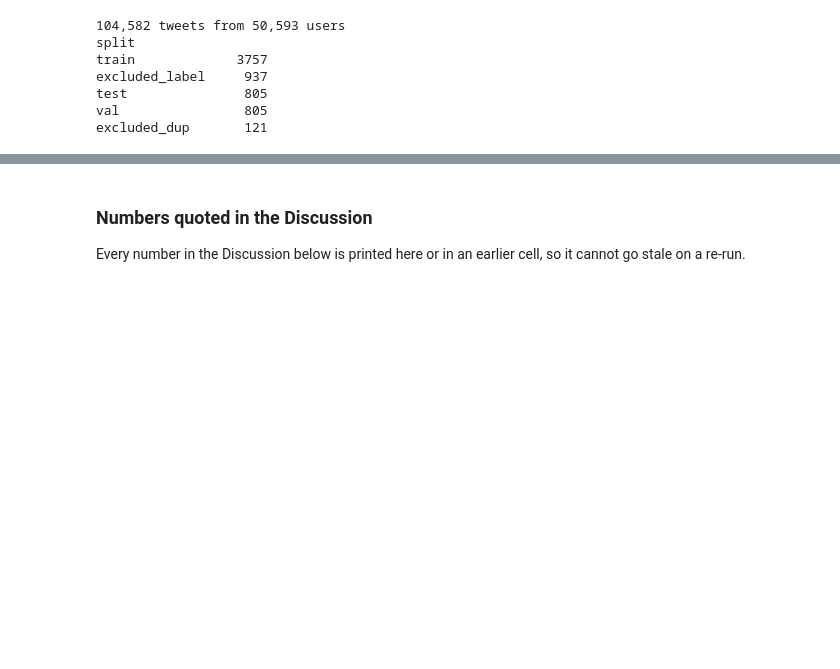
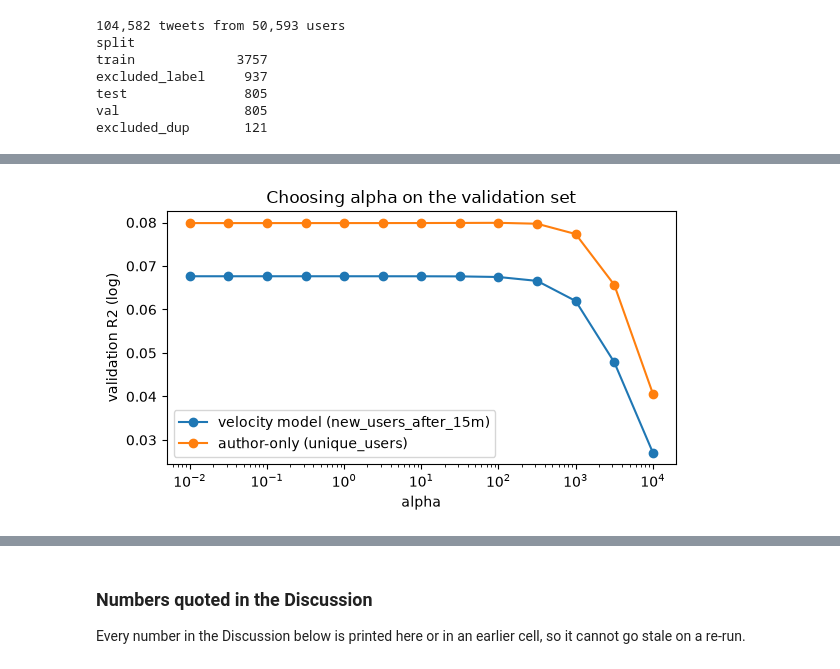
Before and after one commit to PhamAn0910/COS30049-political-misinfo, a Jupyter notebook: backend/notebooks/07_spread_prediction.ipynb, the cells around one changed output, grey strips where cells are left out. Cells and saved outputs as stored; diff of their text form; code cells hidden in the pictures; blank space fills up the shorter version.

```diff
--- a/backend/notebooks/07_spread_prediction.ipynb
+++ b/backend/notebooks/07_spread_prediction.ipynb
@@ -324,19 +84,0 @@ The text models score much lower on events they never saw, because they partly l
-# %%
-big_events = pool["event"].value_counts()
-big_events = big_events[big_events >= 400].index.tolist()
-
-rows = []
-for ev in big_events:
-    rest, held = pool[pool["event"] != ev], pool[pool["event"] == ev]
-    fit_rows, val_rows = rest[rest["split"] == "train"], rest[rest["split"] == "val"]
-    m_main, _, _ = tune(MAIN, fit_rows, val_rows)
-    m_auth, _, _ = tune(AUTHOR, fit_rows, val_rows)
-    dummy = DummyRegressor(strategy="mean").fit(fit_rows[AUTHOR], target(fit_rows))
-    r, a, d = evaluate(m_main, held, MAIN), evaluate(m_auth, held, AUTHOR), evaluate(dummy, held, AUTHOR)
-    rows.append({"held-out event": ev.replace("-all-rnr-threads", ""), "cascades": len(held),
-                 "main R2": r["r2_log"], "author-only R2": a["r2_log"], "baseline R2": d["r2_log"],
-                 "main MAE": r["mae_users"], "baseline MAE": d["mae_users"], "main Spearman": r["spearman"]})
-loeo = pd.DataFrame(rows).round(3)
-print("mean R2 over unseen events: main", round(loeo["main R2"].mean(), 3),
-      "| author-only", round(loeo["author-only R2"].mean(), 3), "| baseline", round(loeo["baseline R2"].mean(), 3))
-loeo
@@ -519,0 +211,64 @@ print(pd.DataFrame({
+# %%
+AUTHOR = ["author_followers", "author_verified"]
+VELOCITY = AUTHOR + [f"replies_{WINDOW}m"]
+NEW = f"new_users_after_{WINDOW}m"
+OBS = f"observed_users_{WINDOW}m"
+TOTAL = "unique_users"
+
+train = df[df["split"] == "train"].copy()
+val = df[df["split"] == "val"].copy()
+test = df[df["split"] == "test"].copy()
+extra = df[df["split"] == "excluded_label"].copy()     # only for Experiment B
+for name, d in [("train", train), ("val", val), ("test", test), ("excluded_label", extra)]:
+    print(f"{name:15s} {len(d):5d} cascades | median unique users {d[TOTAL].median():.0f} | "
+          f"median new users after {WINDOW} min {d[NEW].median():.0f}")
+
+
+def make_pipeline(features, alpha):
+    counts = [f for f in features if f != "author_verified"]
+    steps = [("counts", Pipeline([("log", FunctionTransformer(np.log1p)), ("scale", StandardScaler())]), counts)]
+    if "author_verified" in features:
+        steps.append(("verified", "passthrough", ["author_verified"]))
+    return Pipeline([("prep", ColumnTransformer(steps)), ("ridge", Ridge(alpha=alpha))])
+
+
+def rank_corr(a, b):
+    return float("nan") if np.ptp(b) < 1e-9 else float(spearmanr(a, b)[0])
+
+
+def evaluate(model, d, features, target):
+    y_log, p_log = np.log1p(d[target].to_numpy()), model.predict(d[features])
+    p = np.expm1(p_log)
+    return {
+        "r2_log": float(r2_score(y_log, p_log)),
+        "mae_users": float(mean_absolute_error(d[target], p)),
+        "rmse_users": float(np.sqrt(mean_squared_error(d[target], p))),
+        "spearman": rank_corr(d[target], p_log),
+    }
+
+
+def tune(features, target, fit_rows, val_rows):
+    """Pick alpha on val_rows, then return the model refitted on fit_rows with that alpha."""
+    y = np.log1p(fit_rows[target])
+    scores = [evaluate(make_pipeline(features, a).fit(fit_rows[features], y), val_rows, features, target)["r2_log"]
+              for a in ALPHAS]
+    best = float(ALPHAS[int(np.argmax(scores))])
+    return make_pipeline(features, best).fit(fit_rows[features], y), best, scores
+
+
+def mean_baseline(target, fit_rows):
+    return DummyRegressor(strategy="mean").fit(fit_rows[AUTHOR], np.log1p(fit_rows[target]))
+
+
+velocity_model, alpha_velocity, scores_velocity = tune(VELOCITY, NEW, train, val)
+author_model, alpha_author, scores_author = tune(AUTHOR, TOTAL, train, val)
+baseline_new, baseline_total = mean_baseline(NEW, train), mean_baseline(TOTAL, train)
+print("alpha velocity:", alpha_velocity, "| alpha author-only:", alpha_author)
+
+plt.figure(figsize=(6, 3.5))
+plt.semilogx(ALPHAS, scores_velocity, marker="o", label=f"velocity model ({NEW})")
+plt.semilogx(ALPHAS, scores_author, marker="o", label=f"author-only ({TOTAL})")
+plt.xlabel("alpha"); plt.ylabel("validation R2 (log)"); plt.legend()
+plt.title("Choosing alpha on the validation set")
+plt.tight_layout(); plt.show()
+# %% [output]
@@ -519,0 +280 @@ print(pd.DataFrame({
+[figure, added]
```
Also changed, not shown: parts of 53 cells of this notebook, 2 other files.
